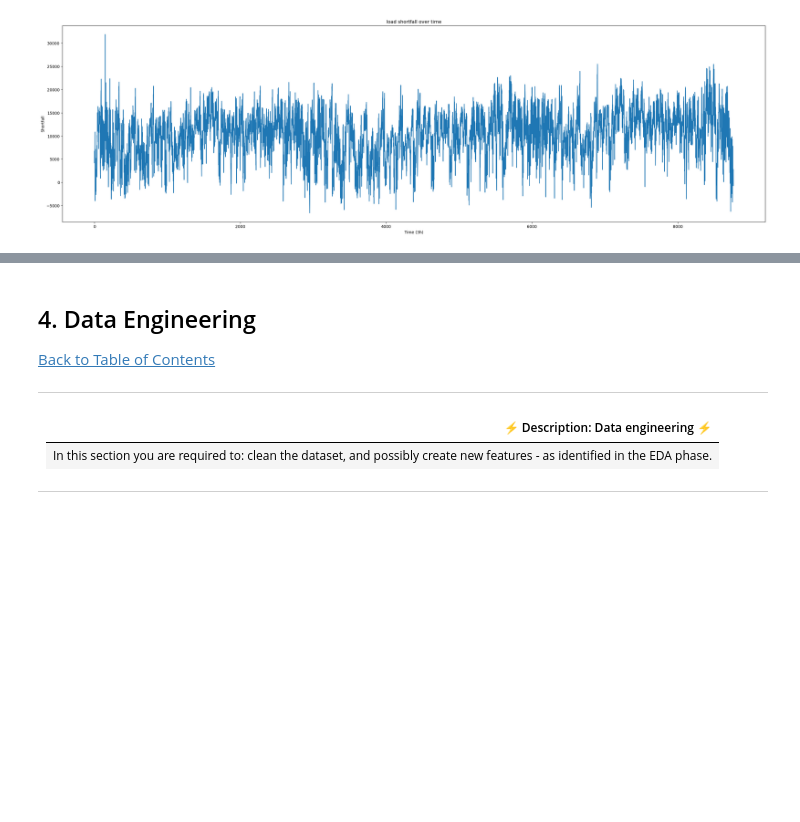
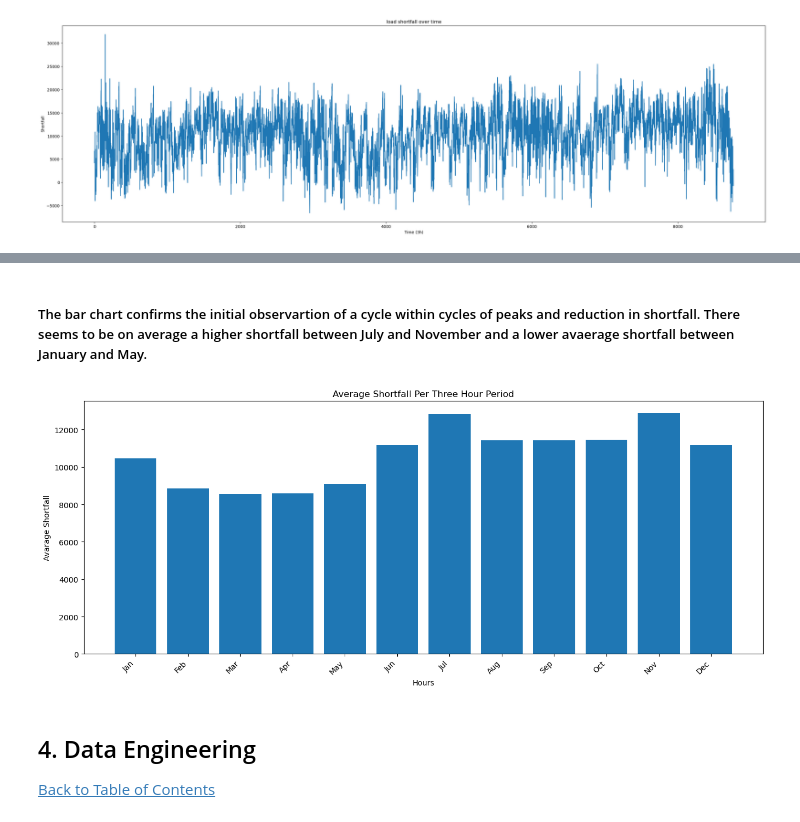
Before and after one commit to xuzmocode4-325/linear-regression-predict, a Jupyter notebook: notebook/starter-notebook.ipynb, the cells around one changed output, grey strips where cells are left out. Cells and saved outputs as stored; diff of their text form; code cells hidden in the pictures; blank space fills up the shorter version.

```diff
--- a/notebook/starter-notebook.ipynb
+++ b/notebook/starter-notebook.ipynb
@@ -446,13 +475,35 @@ plt.show()
+# %%
+mon_freqs = {}
+for index, row in df.iterrows():
+    mon = row["time"][5:7]
+    if mon in mon_freqs:
+        mon_freqs[mon][0] += row[target_variable]
+        mon_freqs[mon][1] += 1
+    else:
+        mon_freqs[mon] = [row[target_variable], 1]
+# %% [markdown]
+##### The bar chart confirms the initial observartion of a cycle within cycles of peaks and reduction in shortfall. There seems to be on average a higher shortfall between July and November and a lower avaerage shortfall between January and May.
+# %%
+# Extract x-values (hours) and y-values (quotients)
+mn_x_values = list(mon_freqs.keys())
+mn_y_values = [value[0] / value[1] for value in mon_freqs.values()]
+
+mon_list = ["Jan", "Feb", "Mar", "Apr", "May", "Jun", "Jul", "Aug", "Sep", "Oct", "Nov", "Dec"]
+# Customize the x-labels
+
+
+# Plot the histogram
+plt.figure(figsize=(16, 6))
+plt.bar(mn_x_values, mn_y_values)
+plt.xlabel('Hours')
+plt.ylabel('Avarage Shortfall')
+plt.title('Average Shortfall Per Three Hour Period')
+plt.xticks(ticks=np.arange(12), labels=mon_list, rotation=45, ha='right', fontsize=10)
+plt.show()
+# %% [output]
+[figure, added]
 # %% [markdown]
 <a id="five"></a>
 ## 4. Data Engineering
 <a class="anchor" id="1.1"></a>
 <a href=#cont>Back to Table of Contents</a>
-
----
-
-| ⚡ Description: Data engineering ⚡ |
-| :--------------------------- |
-| In this section you are required to: clean the dataset, and possibly create new features - as identified in the EDA phase. |
-
----
```
Also changed, not shown: parts of 23 cells of this notebook.
